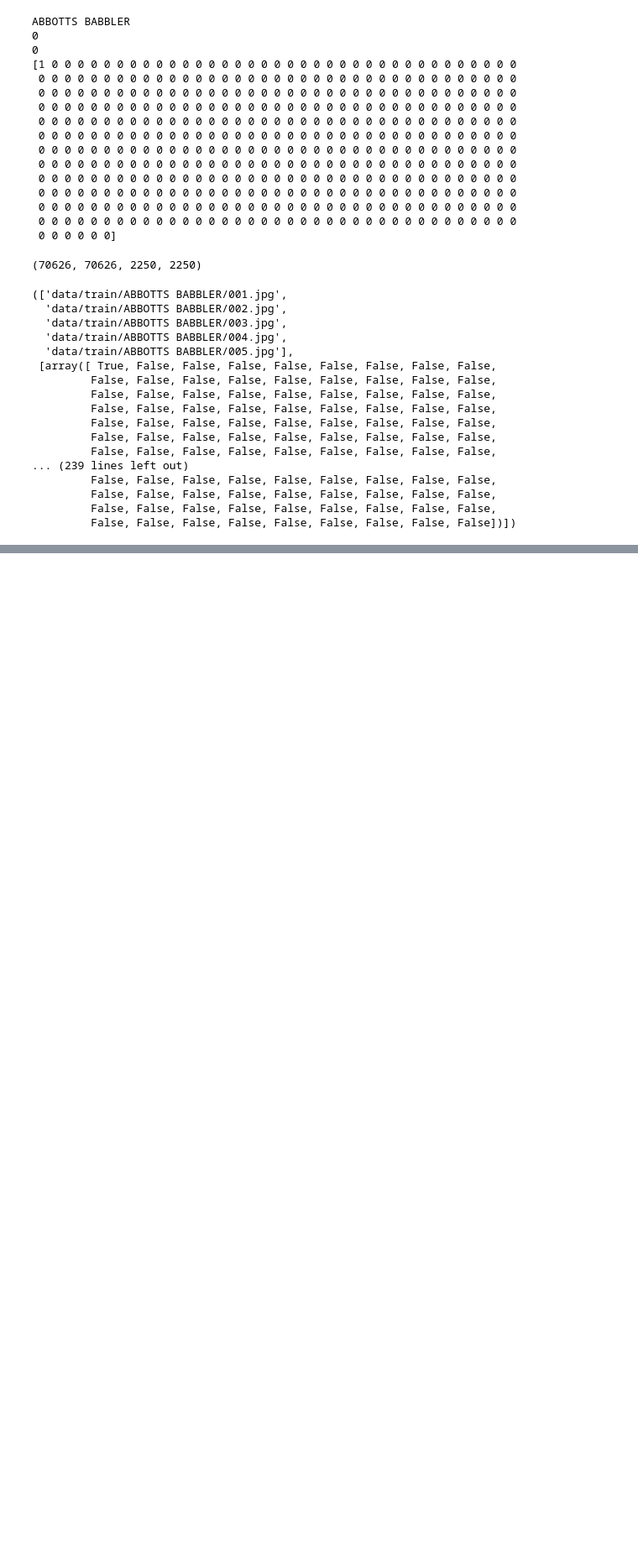
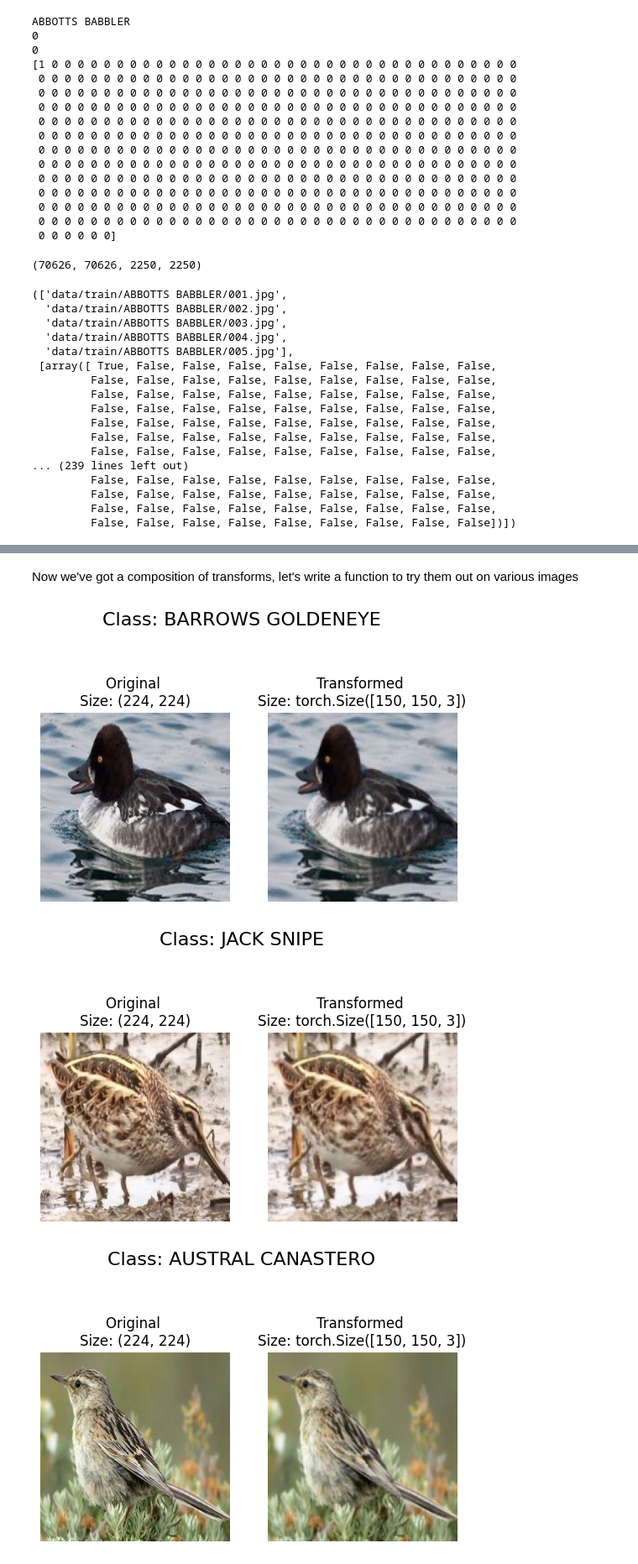
Before and after one commit to rod-rom/bird-image-classification, a Jupyter notebook: bird image classification.ipynb, the cells around one changed output, grey strips where cells are left out. Shown at 84% size. Drawn from its saved outputs; the diff is of its cells as text; code cells hidden in the pictures; blank space fills up the shorter version.

Commit message:
todo: more data augmentation

```diff
--- a/bird image classification.ipynb
+++ b/bird image classification.ipynb
@@ -330,0 +324,59 @@ Let's make this a little more concrete.
+# %%
+import random
+from torch import nn
+from torch.utils.data import DataLoader
+from torchvision import datasets, transforms
+from PIL import Image
+from pathlib import Path
+data_transform = transforms.Compose([
+    # Resize the images to 150x150
+    transforms.Resize(size=(150,150)),
+    # Flip the images randomly on the horizontal
+    transforms.RandomHorizontalFlip(p=0.5),
+    # Turn the image into a torch.Tensor
+    transforms.ToTensor() # this also converts all pixel values from 0 to 255 to be between 0.0 and 1.0
+])
+# %% [markdown]
+Now we've got a composition of transforms, let's write a function to try them out on various images
+# %%
+def plot_transformed_images(image_paths, transform, n=3, seed=42):
+    """ Plots a series of random images from image_paths.
+
+    Will open n image paths from image_paths, transforms
+    them with torchvision.transforms and plot them side by side.
+
+    :param image_paths: List of target image paths
+    :param transform: PyTorch Transforms (https://pytorch.org/vision/stable/transforms.html) to apply to the images.
+    :param n: Numer of images to plot. Default set to 3.
+    :param seed: Random seed for the random generator. Default set to 42.
+    :return: void
+    """
+    random.seed(seed)
+    random_image_paths = random.sample(image_paths, k=n)
+    for image_path in random_image_paths:
+        with Image.open(image_path) as f:
+            fig, ax = plt.subplots(1, 2)
+            ax[0].imshow(f)
+            ax[0].set_title(f'Original \nSize: {f.size}')
+            ax[0].axis('off')
+
+            # Transform and plot image
+            # Note: permute() will change shape of image to suit matplotlib
+            # (PyTorch default is [C, H, W] but Matplotlib is [H, W, C]
+            transformed_image = transform(f).permute(1,2,0)
+            ax[1].imshow(transformed_image)
+            ax[1].set_title(f'Transformed \nSize: {transformed_image.shape}')
+            ax[1].axis('off')
+
+            fig.suptitle(f'Class: {Path(image_path).parent.stem}', fontsize=16)
+
+plot_transformed_images(
+    image_paths=filenames_train,
+    transform=data_transform,
+    n=3,
+    seed=None
+)
+# %% [output]
+[figure, added]
+[figure, added]
+[figure, added]
```
Also changed, not shown: parts of 21 cells of this notebook.
